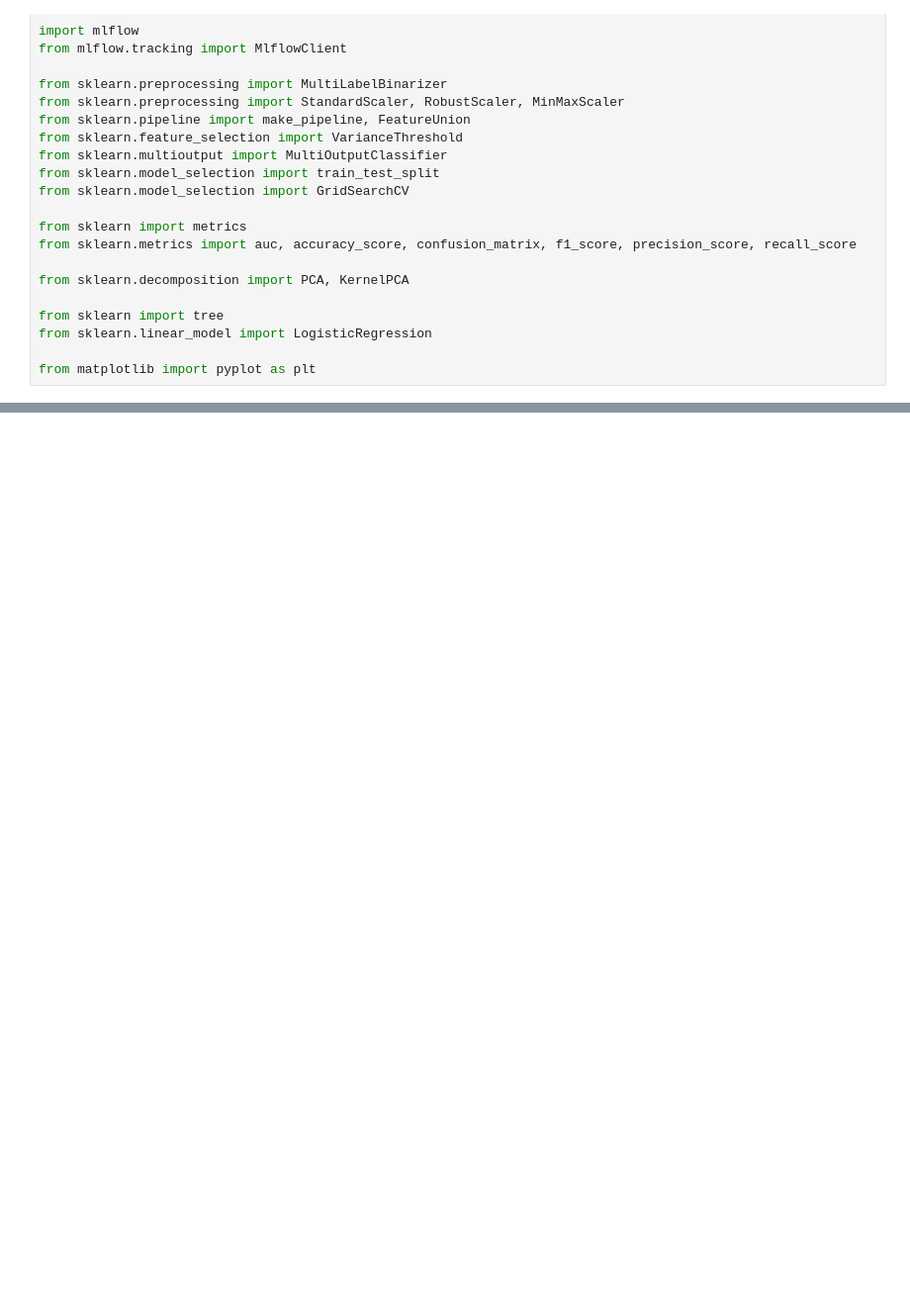
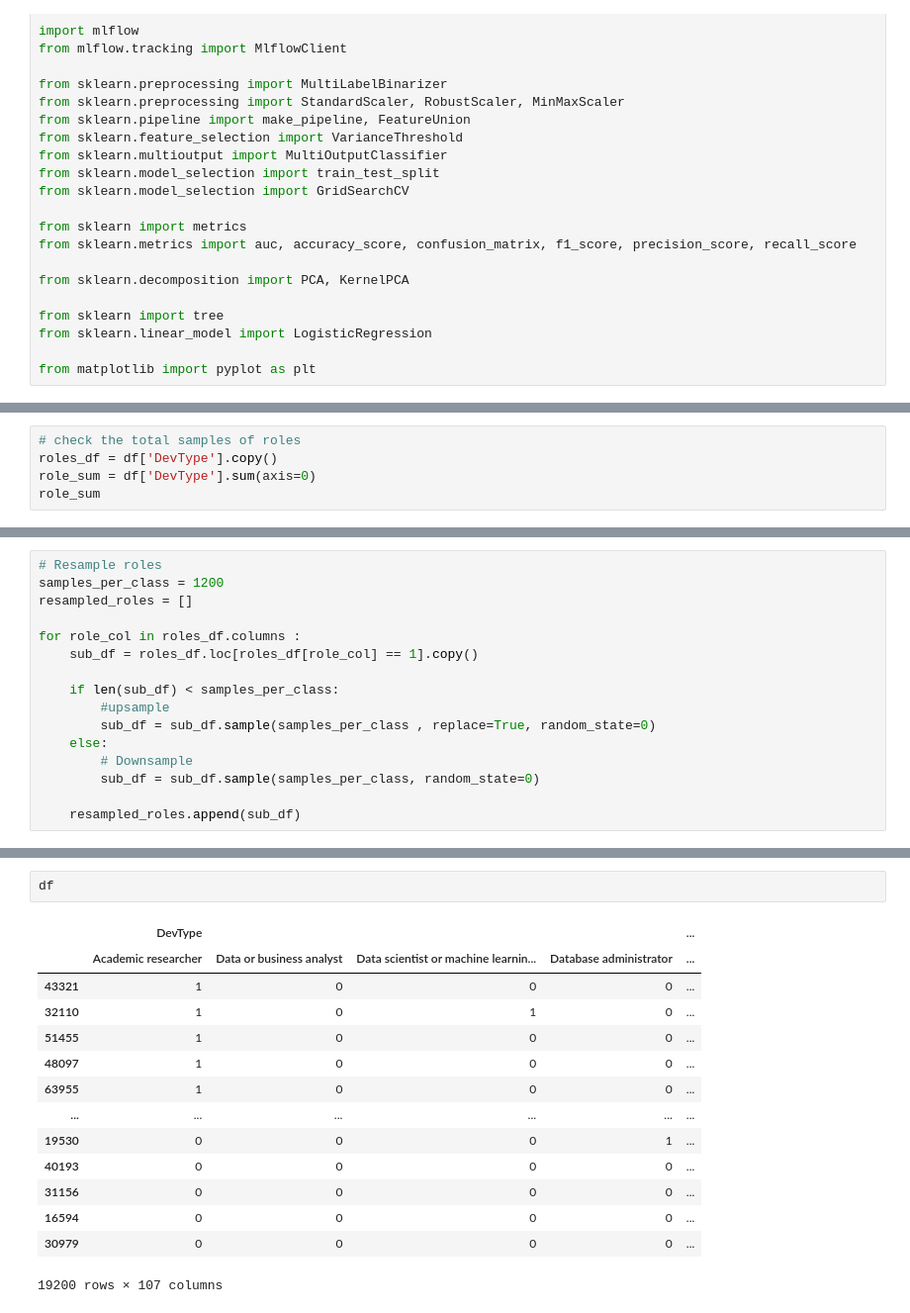
Before and after one commit to fadyelgawly92/ITI_ds_live, a Jupyter notebook: notebooks/04b_model_job_baseline.ipynb, the cells around one changed output, grey strips where cells are left out. Shown: that part at 99% size. Drawn from its saved outputs; the diff is of its cells as text; blank space fills up the shorter version.

```diff
--- a/notebooks/04b_model_job_baseline.ipynb
+++ b/notebooks/04b_model_job_baseline.ipynb
@@ -50,0 +101,5 @@ from matplotlib import pyplot as plt
+# %%
+# check the total samples of roles
+roles_df = df['DevType'].copy()
+role_sum = df['DevType'].sum(axis=0)
+role_sum
@@ -50,0 +140,16 @@ from matplotlib import pyplot as plt
+# %%
+# Resample roles
+samples_per_class = 1200
+resampled_roles = []
+
+for role_col in roles_df.columns :
+    sub_df = roles_df.loc[roles_df[role_col] == 1].copy()
+
+    if len(sub_df) < samples_per_class:
+        #upsample
+        sub_df = sub_df.sample(samples_per_class , replace=True, random_state=0)
+    else:
+        # Downsample
+        sub_df = sub_df.sample(samples_per_class, random_state=0)
+
+    resampled_roles.append(sub_df)
@@ -50,0 +200,17 @@ from matplotlib import pyplot as plt
+# %%
+df
+# %% [output]
+|  | DevType |  |  |  | ... |
+|  | Academic researcher | Data or business analyst | Data scientist or machine learnin... | Database administrator | ... |
+| 43321 | 1 | 0 | 0 | 0 | ... |
+| 32110 | 1 | 0 | 1 | 0 | ... |
+| 51455 | 1 | 0 | 0 | 0 | ... |
+| 48097 | 1 | 0 | 0 | 0 | ... |
+| 63955 | 1 | 0 | 0 | 0 | ... |
+| ... | ... | ... | ... | ... | ... |
+| 19530 | 0 | 0 | 0 | 1 | ... |
+| 40193 | 0 | 0 | 0 | 0 | ... |
+| 31156 | 0 | 0 | 0 | 0 | ... |
+| 16594 | 0 | 0 | 0 | 0 | ... |
+| 30979 | 0 | 0 | 0 | 0 | ... |
+19200 rows × 107 columns
```
Also changed, not shown: parts of 39 cells of this notebook, 16 other files.
